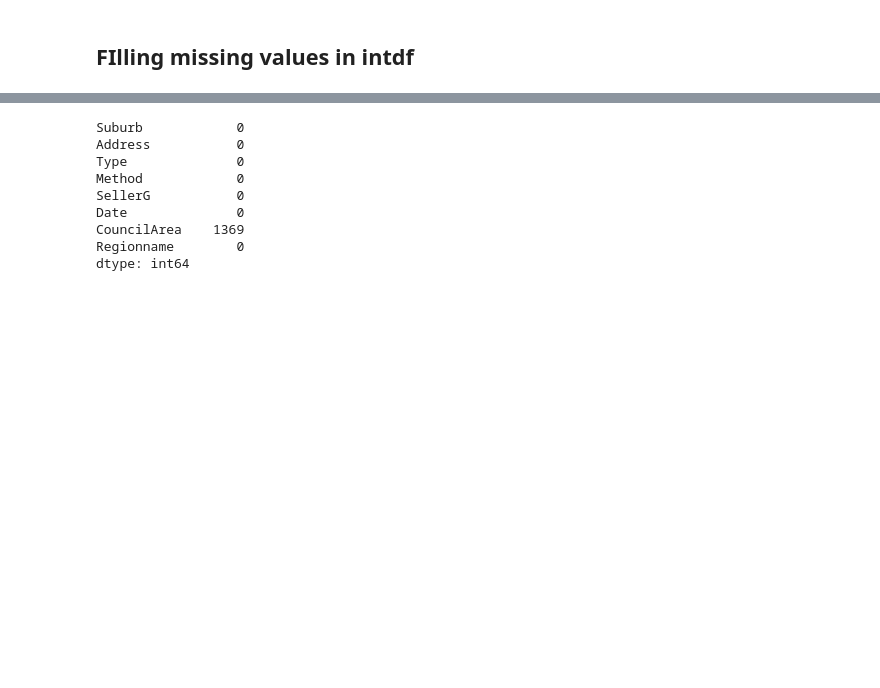
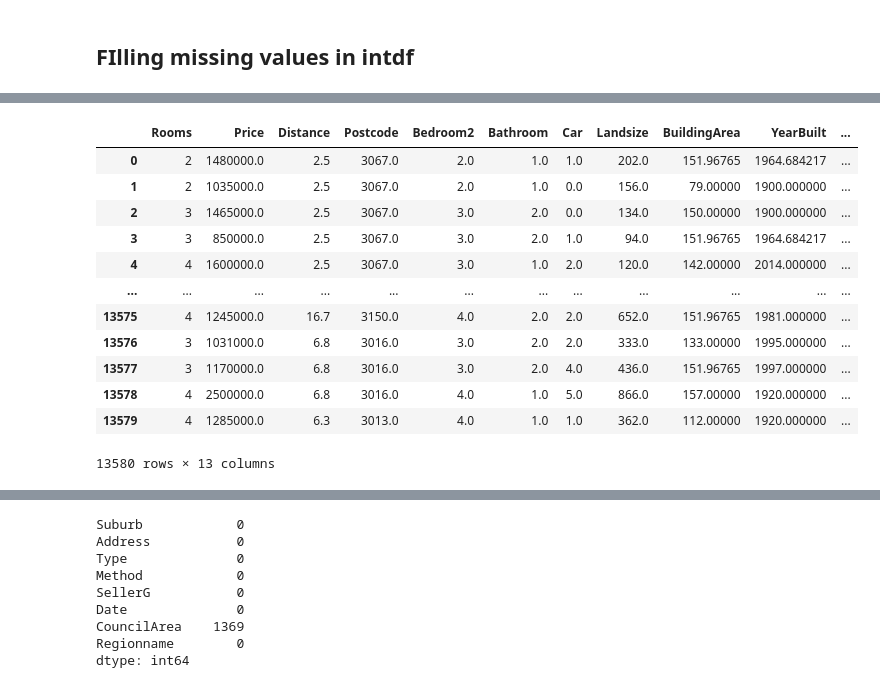
Before and after one commit to mayuresh714/6th-sem-assignments, a Jupyter notebook: DSBDAlab/assignment_no_1/asssign1.ipynb, the cells around one changed output, grey strips where cells are left out. Drawn from its saved outputs; the diff is of its cells as text; code cells hidden in the pictures; blank space fills up the shorter version.

```diff
--- a/DSBDAlab/assignment_no_1/asssign1.ipynb
+++ b/DSBDAlab/assignment_no_1/asssign1.ipynb
@@ -401,0 +483,18 @@ Name: CouncilArea, Length: 13580, dtype: object
+# %%
+mf = intdf.copy()
+mf =  mf.fillna( mf.mean() )
+mf
+# %% [output]
+|  | Rooms | Price | Distance | Postcode | Bedroom2 | Bathroom | Car | Landsize | BuildingArea | YearBuilt | ... |
+| 0 | 2 | 1480000.0 | 2.5 | 3067.0 | 2.0 | 1.0 | 1.0 | 202.0 | 151.96765 | 1964.684217 | ... |
+| 1 | 2 | 1035000.0 | 2.5 | 3067.0 | 2.0 | 1.0 | 0.0 | 156.0 | 79.00000 | 1900.000000 | ... |
+| 2 | 3 | 1465000.0 | 2.5 | 3067.0 | 3.0 | 2.0 | 0.0 | 134.0 | 150.00000 | 1900.000000 | ... |
+| 3 | 3 | 850000.0 | 2.5 | 3067.0 | 3.0 | 2.0 | 1.0 | 94.0 | 151.96765 | 1964.684217 | ... |
+| 4 | 4 | 1600000.0 | 2.5 | 3067.0 | 3.0 | 1.0 | 2.0 | 120.0 | 142.00000 | 2014.000000 | ... |
+| ... | ... | ... | ... | ... | ... | ... | ... | ... | ... | ... | ... |
+| 13575 | 4 | 1245000.0 | 16.7 | 3150.0 | 4.0 | 2.0 | 2.0 | 652.0 | 151.96765 | 1981.000000 | ... |
+| 13576 | 3 | 1031000.0 | 6.8 | 3016.0 | 3.0 | 2.0 | 2.0 | 333.0 | 133.00000 | 1995.000000 | ... |
+| 13577 | 3 | 1170000.0 | 6.8 | 3016.0 | 3.0 | 2.0 | 4.0 | 436.0 | 151.96765 | 1997.000000 | ... |
+| 13578 | 4 | 2500000.0 | 6.8 | 3016.0 | 4.0 | 1.0 | 5.0 | 866.0 | 157.00000 | 1920.000000 | ... |
+| 13579 | 4 | 1285000.0 | 6.3 | 3013.0 | 4.0 | 1.0 | 1.0 | 362.0 | 112.00000 | 1920.000000 | ... |
+13580 rows × 13 columns
```
Also changed, not shown: parts of 36 cells of this notebook.
